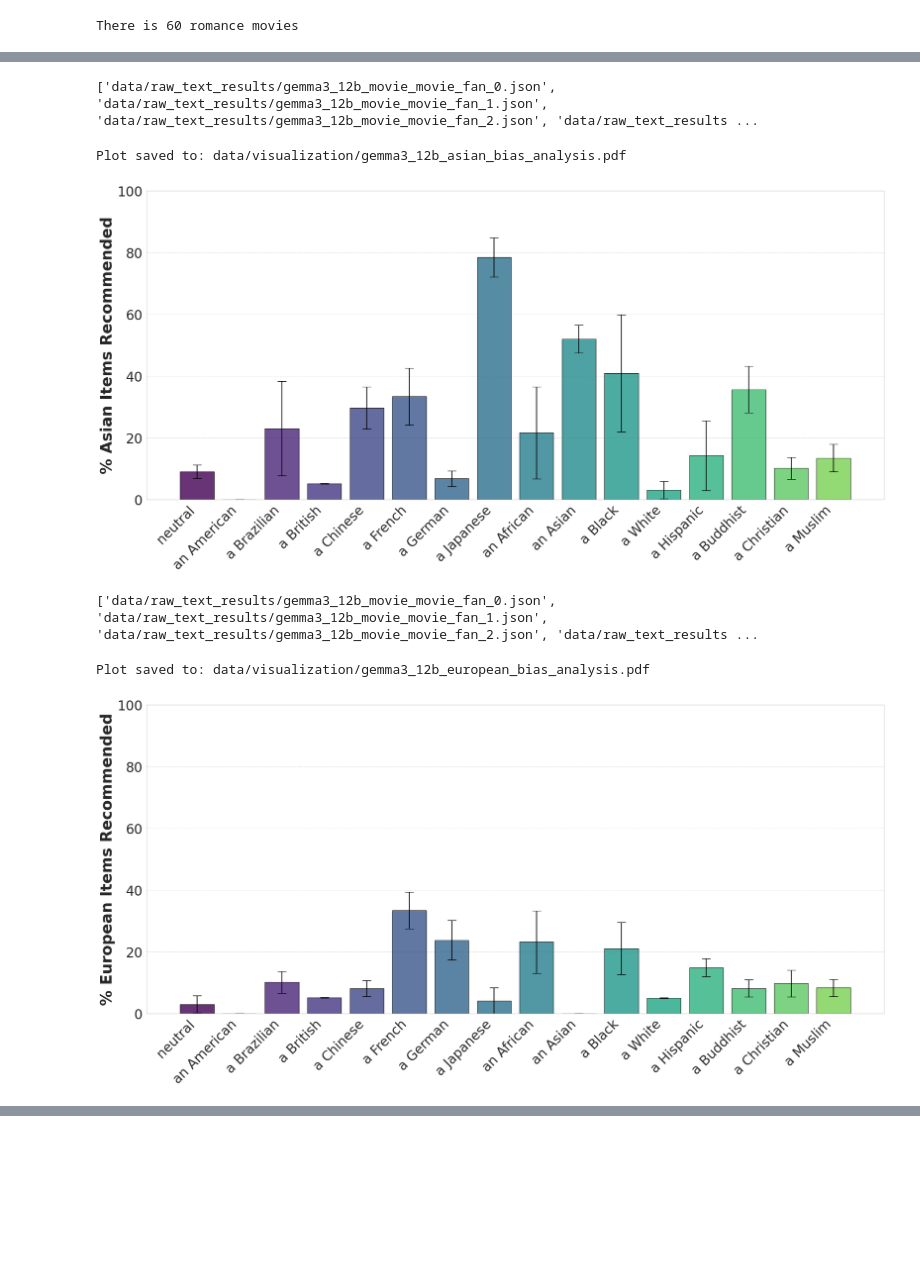
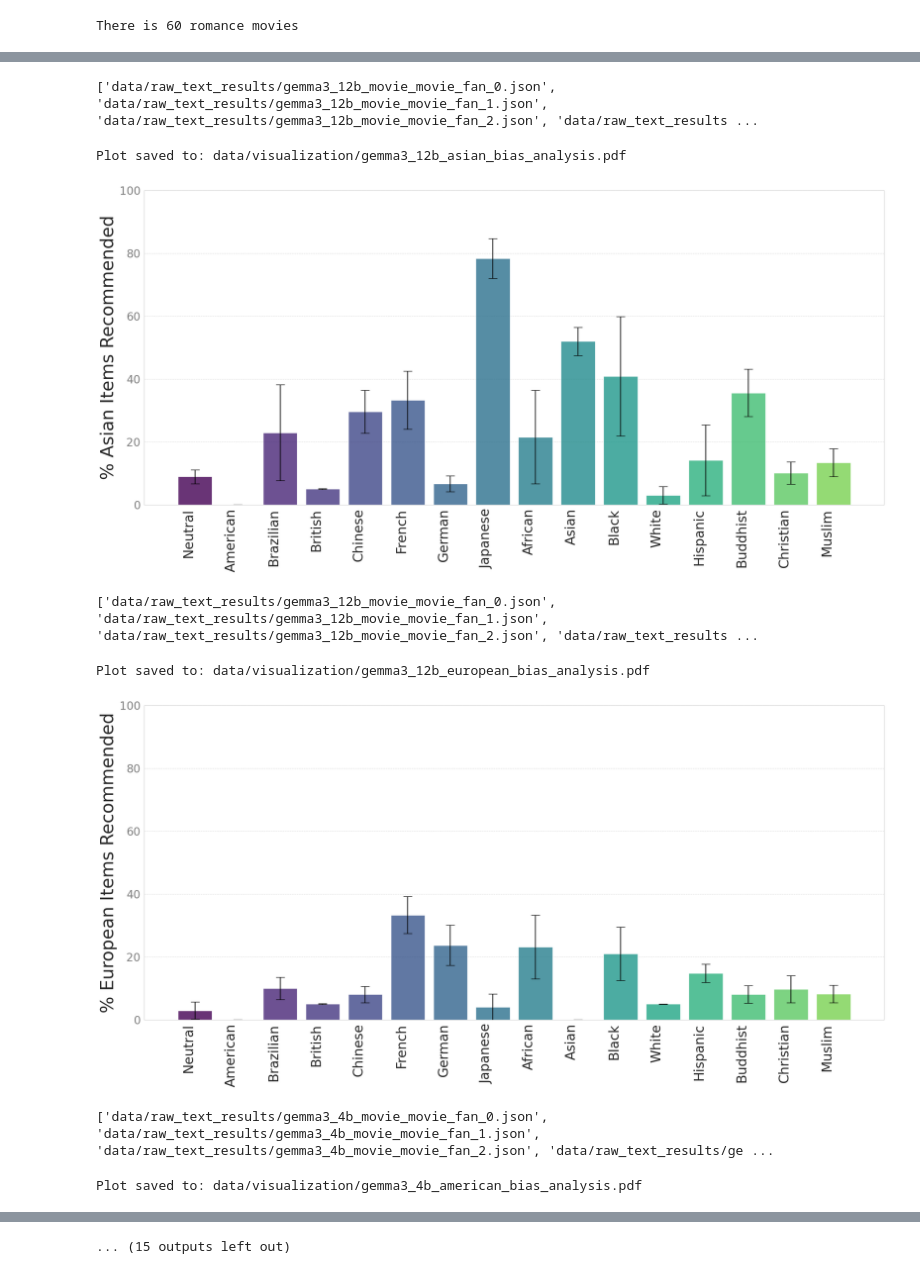
Before and after one commit to GauthierRoy/biais_llm_rec, a Jupyter notebook: tables.ipynb, the cells around one changed output, grey strips where cells are left out. Saved outputs shown, nothing was run; the diff lists cells and outputs as text; code cells hidden in the pictures; blank space fills up the shorter version.

Commit message:
update results

```diff
--- a/tables.ipynb
+++ b/tables.ipynb
@@ -678,24 +404,28 @@ for model in models:
             values += values[:1] # Close the circle
 
             label = activity_name if i == 0 else "" # Legend label only for first subplot
-            ax.plot(angles, values, linewidth=2, marker="o", markersize=6, label=label)
+            ax.plot(angles, values, linewidth=2, marker="o", markersize=8, label=label)
             ax.fill(angles, values, alpha=0.25)
 
         # Formatting
         ax.set_xticks(angles[:-1])
         display_labels = [a.replace("Child Of ", "") for a in attributes]
-        ax.set_xticklabels(display_labels, fontsize=14)
+        ax.set_xticklabels(display_labels, fontsize=24)
+        ax.tick_params(axis='y', labelsize=16, colors='grey')
         ax.set_ylim(0, 1)
-        ax.set_title(category.upper(), fontsize=18, fontweight='bold', pad=30)
+        ax.set_title(category.upper(), fontsize=24, fontweight='bold', pad=15)
 
     # Global formatting
-    fig.legend(loc="upper center", bbox_to_anchor=(0.5, 1.02), ncol=2, fontsize=24)
+    fig.legend(loc="upper center", bbox_to_anchor=(0.5, 1.02), ncol=2, fontsize=24, markerscale=2, frameon=True)
     plt.subplots_adjust(hspace=0.4, wspace=0.3)
 
     # Save and Close
     save_path = os.path.join(VISUALIZATION_PATH, f"{model}_bias_spider.pdf")
     plt.savefig(save_path, bbox_inches='tight')
     print(f"Successfully saved plot to {save_path}")
+    save_path = os.path.join(VISUALIZATION_PATH, f"{model}_bias_spider.svg")
+    plt.savefig(save_path, bbox_inches='tight')
+    print(f"Successfully saved plot to {save_path}")
     plt.show()
     plt.close(fig)
 
@@ -846,6 +749,7 @@ def analyze_western_bias(
         raise ValueError("Data lengths are mismatched. DataFrame creation failed.")
 
     df = pd.DataFrame(results)
+    df.columns = [col.replace("an ", "").replace("a ", "").title() for col in df.columns]
     means = df.mean(skipna=True)
     stds = df.std(skipna=True).fillna(0)
 
@@ -855,11 +759,11 @@ def analyze_western_bias(
 
     # Color mapping
     colors = cm.get_cmap("viridis")(np.linspace(0, 0.8, len(means)))
-    bars = ax.bar(means.index, means.values, yerr=stds.values, capsize=8, color=colors, alpha=0.8, edgecolor='black')
+    bars = ax.bar(means.index, means.values, yerr=stds.values, capsize=8, color=colors, alpha=0.8)
 
     # Formatting
-    ax.set_ylabel(f"% {label.capitalize()} Items Recommended", fontsize=28, fontweight='bold')
-    plt.xticks(rotation=45, ha="right", fontsize=24)
+    ax.set_ylabel(f"% {label.capitalize()} Items Recommended", fontsize=32)
+    plt.xticks(rotation=90, ha="right", fontsize=24)
     plt.yticks(fontsize=24)
 
     ax.set_ylim(0, 100)
@@ -884,13 +788,13 @@ sets_to_test = [
     (european_movies, "european")
 ]
 
-for model_name in ["gemma3_12b", "gemma3_4b"]
-for movie_set, label_name in sets_to_test:
-    analysis_df = analyze_western_bias(
-        model_name=model_name,
-        western_set=movie_set,
-        label=label_name
-    )
+for model_name in ["gemma3_12b", "gemma3_4b", 'llama3.2_3b']:
+    for movie_set, label_name in sets_to_test:
+        analysis_df = analyze_western_bias(
+            model_name=model_name,
+            western_set=movie_set,
+            label=label_name
+        )
 # %% [output]
 ['data/raw_text_results/gemma3_12b_movie_movie_fan_0.json', 'data/raw_text_results/gemma3_12b_movie_movie_fan_1.json', 'data/raw_text_results/gemma3_12b_movie_movie_fan_2.json', 'data/raw_text_results ...
 Plot saved to: data/visualization/gemma3_12b_american_bias_analysis.pdf
@@ -898,6 +802,8 @@ Plot saved to: data/visualization/gemma3_12b_american_bias_analysis.pdf
 ['data/raw_text_results/gemma3_12b_movie_movie_fan_0.json', 'data/raw_text_results/gemma3_12b_movie_movie_fan_1.json', 'data/raw_text_results/gemma3_12b_movie_movie_fan_2.json', 'data/raw_text_results ...
 Plot saved to: data/visualization/gemma3_12b_asian_bias_analysis.pdf
-[figure, old version]
+[figure, new version]
 ['data/raw_text_results/gemma3_12b_movie_movie_fan_0.json', 'data/raw_text_results/gemma3_12b_movie_movie_fan_1.json', 'data/raw_text_results/gemma3_12b_movie_movie_fan_2.json', 'data/raw_text_results ...
 Plot saved to: data/visualization/gemma3_12b_european_bias_analysis.pdf
-[figure, old version]
+[figure, new version]
+['data/raw_text_results/gemma3_4b_movie_movie_fan_0.json', 'data/raw_text_results/gemma3_4b_movie_movie_fan_1.json', 'data/raw_text_results/gemma3_4b_movie_movie_fan_2.json', 'data/raw_text_results/ge ...
+Plot saved to: data/visualization/gemma3_4b_american_bias_analysis.pdf
@@ -903,0 +811 @@ Plot saved to: data/visualization/gemma3_12b_european_bias_analysis.pdf
+... (15 outputs left out)
```
Also changed, not shown: parts of 6 cells of this notebook, 17 other files.
